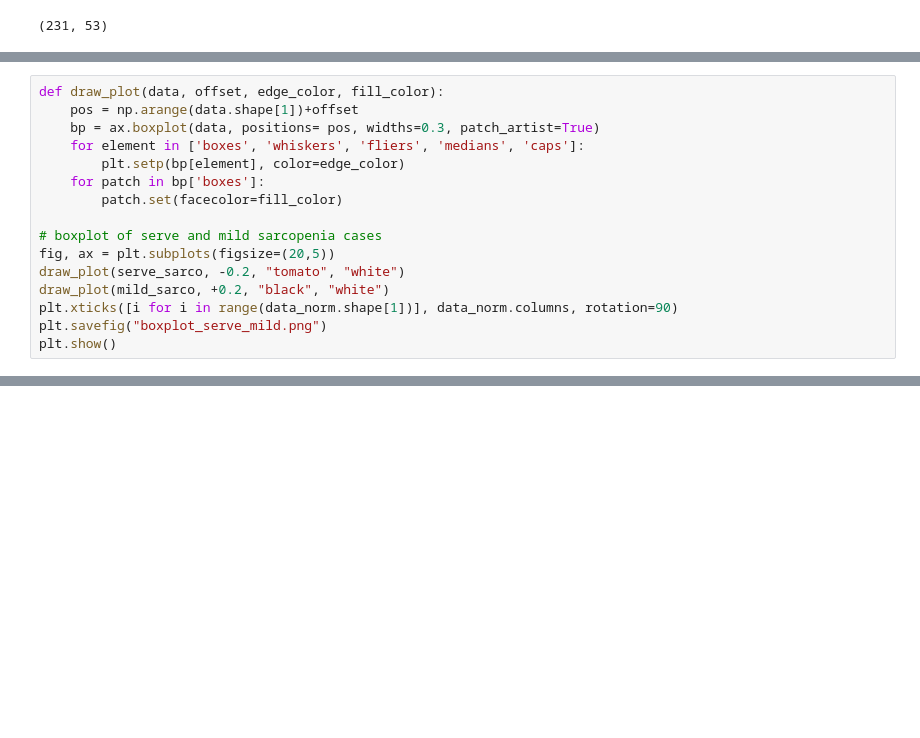
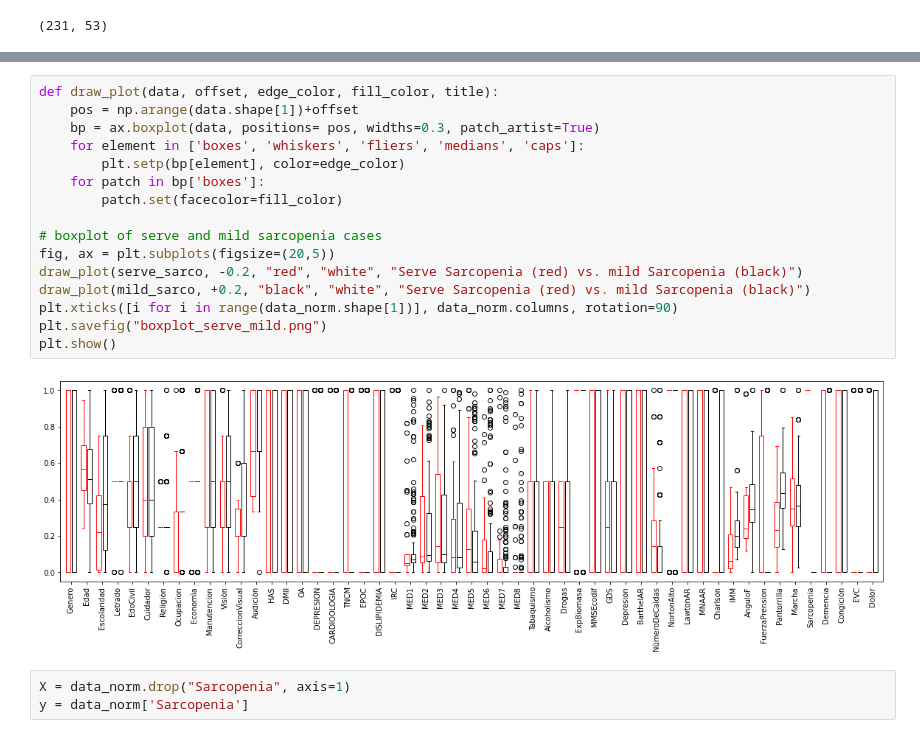
Before and after one commit to hGl0/Sarcopenia, a Jupyter notebook: statistics.ipynb, the cells around one changed output, grey strips where cells are left out. Drawn from its saved outputs; the diff is of its cells as text; blank space fills up the shorter version.

```diff
--- a/statistics.ipynb
+++ b/statistics.ipynb
@@ -294,16 +270,0 @@ idel_data.loc[idel_data['Sarcopenia']==1].describe()
-# %%
-def draw_plot(data, offset, edge_color, fill_color):
-    pos = np.arange(data.shape[1])+offset
-    bp = ax.boxplot(data, positions= pos, widths=0.3, patch_artist=True)
-    for element in ['boxes', 'whiskers', 'fliers', 'medians', 'caps']:
-        plt.setp(bp[element], color=edge_color)
-    for patch in bp['boxes']:
-        patch.set(facecolor=fill_color)
-
-# boxplot of serve and mild sarcopenia cases
-fig, ax = plt.subplots(figsize=(20,5))
-draw_plot(serve_sarco, -0.2, "tomato", "white")
-draw_plot(mild_sarco, +0.2, "black", "white")
-plt.xticks([i for i in range(data_norm.shape[1])], data_norm.columns, rotation=90)
-plt.savefig("boxplot_serve_mild.png")
-plt.show()
@@ -356,0 +313,21 @@ Intersection:  ['CorreccionVisual', 'TNCM', 'IMM', 'FuerzaPrension', 'Pantorrill
+# %%
+def draw_plot(data, offset, edge_color, fill_color, title):
+    pos = np.arange(data.shape[1])+offset
+    bp = ax.boxplot(data, positions= pos, widths=0.3, patch_artist=True)
+    for element in ['boxes', 'whiskers', 'fliers', 'medians', 'caps']:
+        plt.setp(bp[element], color=edge_color)
+    for patch in bp['boxes']:
+        patch.set(facecolor=fill_color)
+
+# boxplot of serve and mild sarcopenia cases
+fig, ax = plt.subplots(figsize=(20,5))
+draw_plot(serve_sarco, -0.2, "red", "white", "Serve Sarcopenia (red) vs. mild Sarcopenia (black)")
+draw_plot(mild_sarco, +0.2, "black", "white", "Serve Sarcopenia (red) vs. mild Sarcopenia (black)")
+plt.xticks([i for i in range(data_norm.shape[1])], data_norm.columns, rotation=90)
+plt.savefig("boxplot_serve_mild.png")
+plt.show()
+# %% [output]
+[figure, added]
+# %%
+X = data_norm.drop("Sarcopenia", axis=1)
+y = data_norm['Sarcopenia']
```
Also changed, not shown: parts of 16 cells of this notebook.
